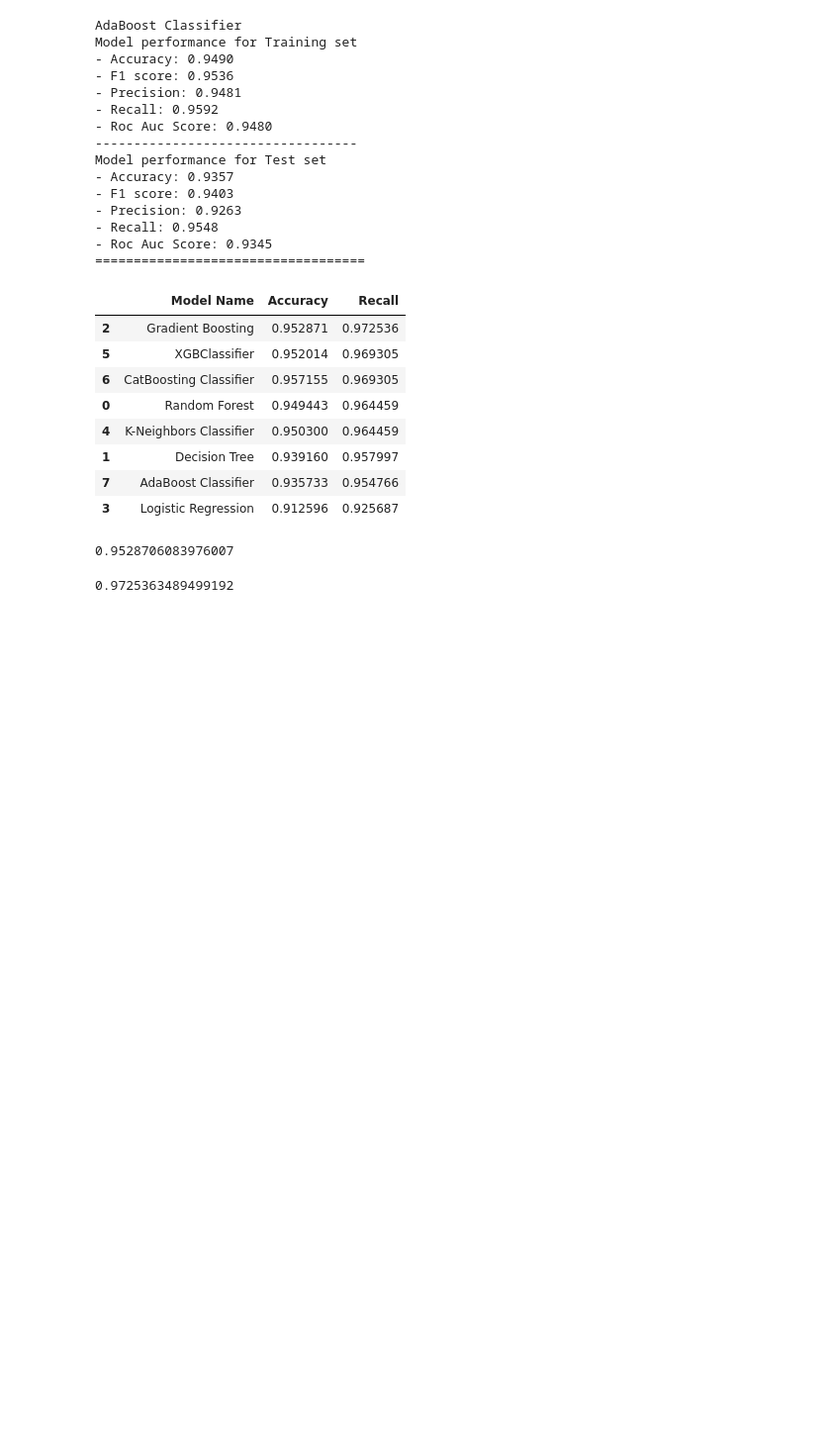
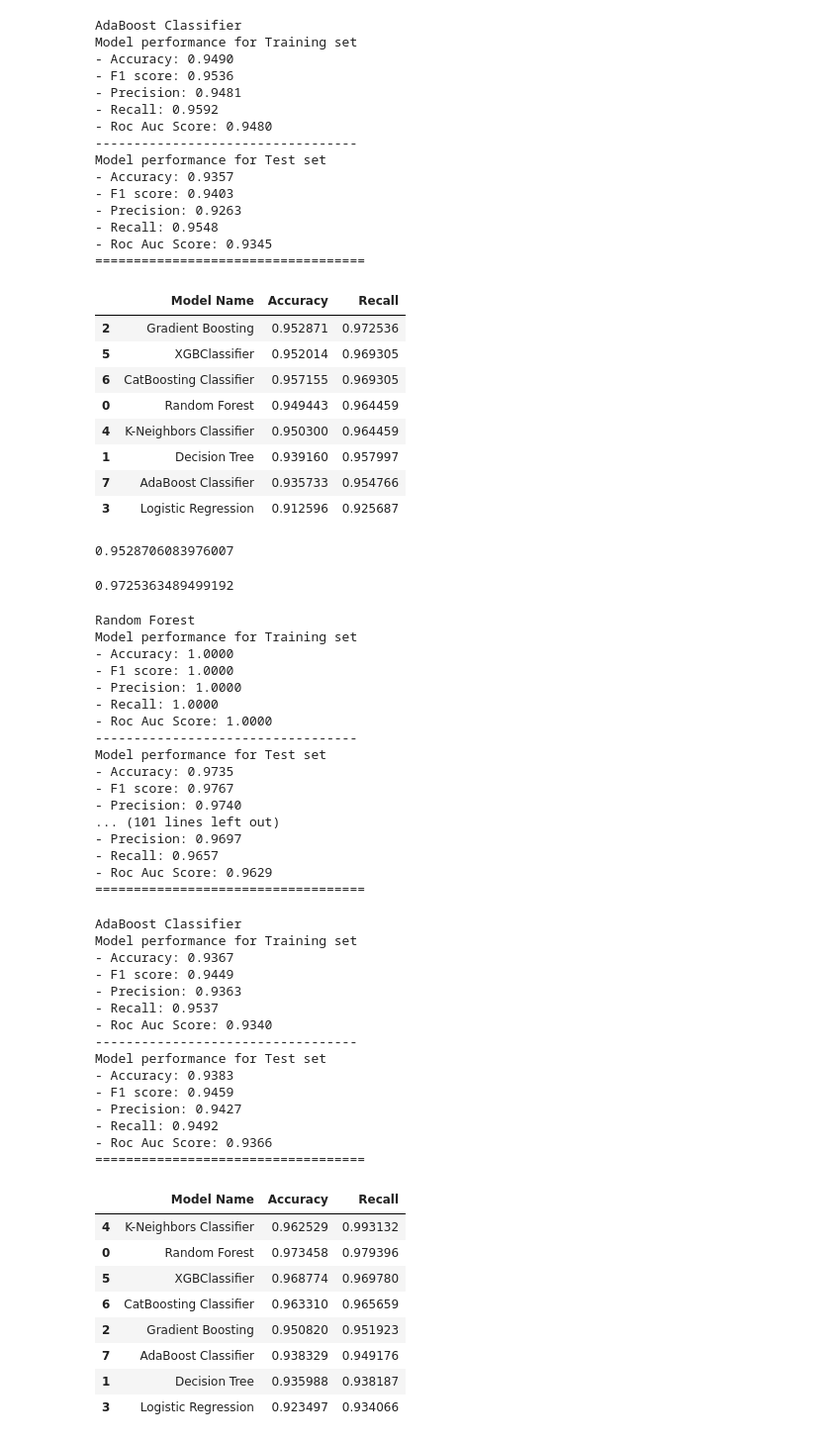
Before and after one commit to guptaSidhi/Customer-Churn-Prediction, a Jupyter notebook: notebook/Model_Building.ipynb, the cells around one changed output. Shown at 99% size. Cells and saved outputs as stored; diff of their text form; code cells hidden in the pictures; blank space fills up the shorter version.

```diff
--- a/notebook/Model_Building.ipynb
+++ b/notebook/Model_Building.ipynb
@@ -309,0 +317,44 @@ recall_score(y_test,y_pred)
+# %%
+evaluate_model(X_resampled2,y_resampled2,models)
+# %% [output]
+Random Forest
+Model performance for Training set
+- Accuracy: 1.0000
+- F1 score: 1.0000
+- Precision: 1.0000
+- Recall: 1.0000
+- Roc Auc Score: 1.0000
+----------------------------------
+Model performance for Test set
+- Accuracy: 0.9735
+- F1 score: 0.9767
+- Precision: 0.9740
+... (101 lines left out)
+- Precision: 0.9697
+- Recall: 0.9657
+- Roc Auc Score: 0.9629
+===================================
+AdaBoost Classifier
+Model performance for Training set
+- Accuracy: 0.9367
+- F1 score: 0.9449
+- Precision: 0.9363
+- Recall: 0.9537
+- Roc Auc Score: 0.9340
+----------------------------------
+Model performance for Test set
+- Accuracy: 0.9383
+- F1 score: 0.9459
+- Precision: 0.9427
+- Recall: 0.9492
+- Roc Auc Score: 0.9366
+===================================
+|  | Model Name | Accuracy | Recall |
+| 4 | K-Neighbors Classifier | 0.962529 | 0.993132 |
+| 0 | Random Forest | 0.973458 | 0.979396 |
+| 5 | XGBClassifier | 0.968774 | 0.969780 |
+| 6 | CatBoosting Classifier | 0.963310 | 0.965659 |
+| 2 | Gradient Boosting | 0.950820 | 0.951923 |
+| 7 | AdaBoost Classifier | 0.938329 | 0.949176 |
+| 1 | Decision Tree | 0.935988 | 0.938187 |
+| 3 | Logistic Regression | 0.923497 | 0.934066 |
```
Also changed, not shown: parts of 6 cells of this notebook, 17 other files.
